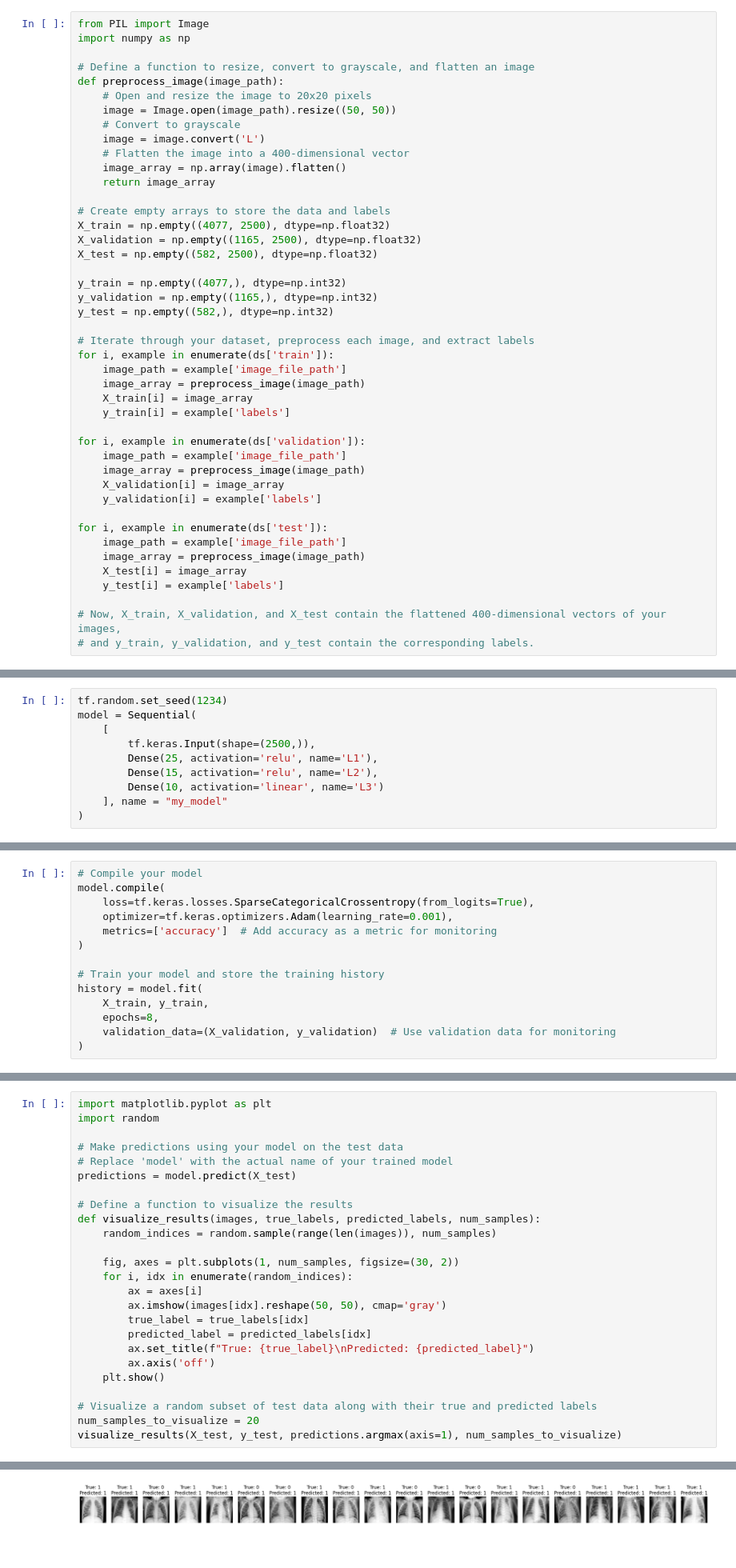
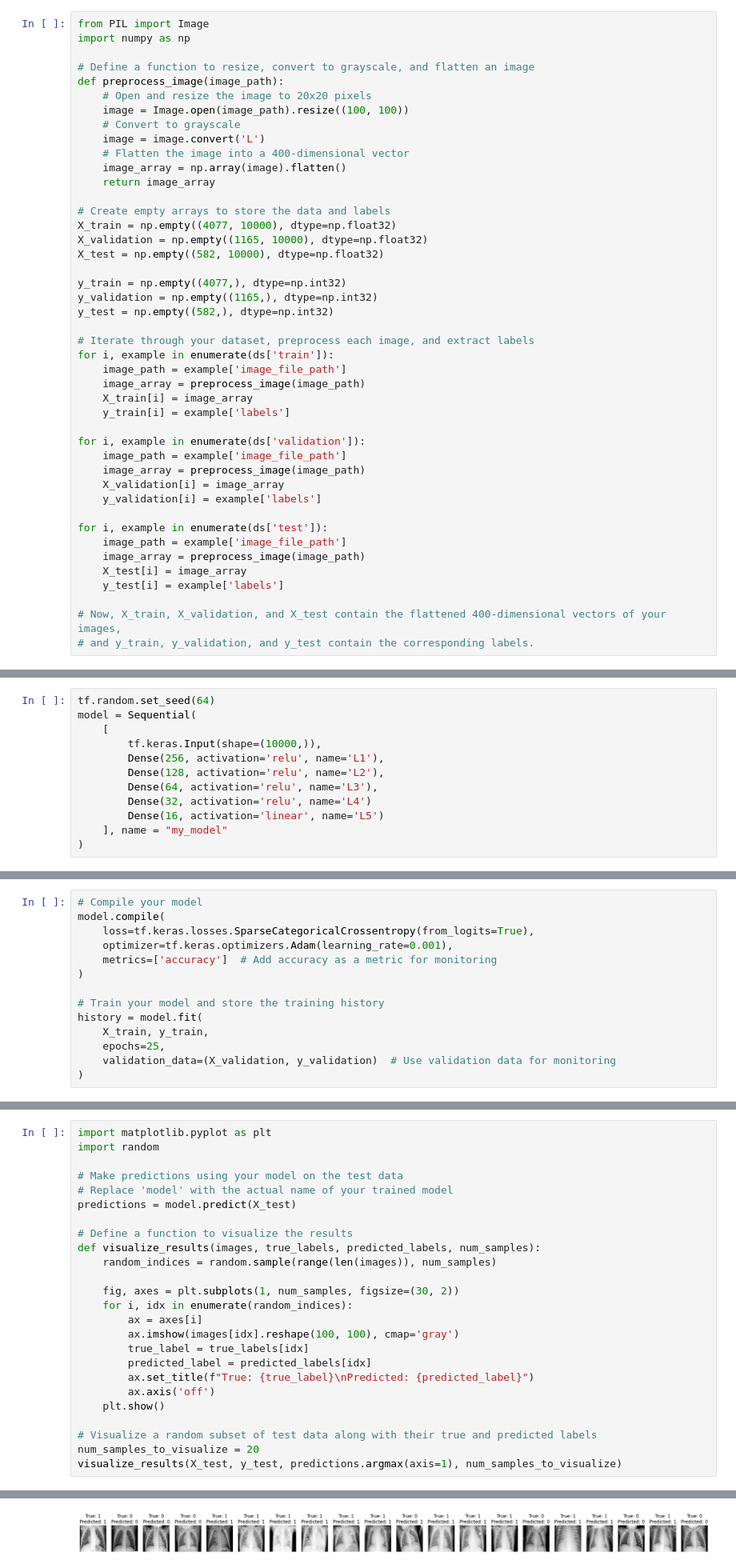
Before and after one commit to buisonanh/pneumonia-classification, a Jupyter notebook: model.ipynb, the cells around one changed output, grey strips where cells are left out. Shown: that part at 80% size. Drawn from its saved outputs; the diff is of its cells as text.

```diff
--- a/model.ipynb
+++ b/model.ipynb
@@ -47,7 +47,7 @@ import numpy as np
 # Define a function to resize, convert to grayscale, and flatten an image
 def preprocess_image(image_path):
     # Open and resize the image to 20x20 pixels
-    image = Image.open(image_path).resize((50, 50))
+    image = Image.open(image_path).resize((100, 100))
     # Convert to grayscale
     image = image.convert('L')
     # Flatten the image into a 400-dimensional vector
@@ -55,9 +55,9 @@ def preprocess_image(image_path):
     return image_array
 
 # Create empty arrays to store the data and labels
-X_train = np.empty((4077, 2500), dtype=np.float32)
-X_validation = np.empty((1165, 2500), dtype=np.float32)
-X_test = np.empty((582, 2500), dtype=np.float32)
+X_train = np.empty((4077, 10000), dtype=np.float32)
+X_validation = np.empty((1165, 10000), dtype=np.float32)
+X_test = np.empty((582, 10000), dtype=np.float32)
 
 y_train = np.empty((4077,), dtype=np.int32)
 y_validation = np.empty((1165,), dtype=np.int32)
@@ -116,12 +116,14 @@ visualize_random_data(X_train, y_train, num_samples_to_visualize)
 # %% [markdown]
 # **Neural Networks**
 # %%
-tf.random.set_seed(1234)
+tf.random.set_seed(64)
 model = Sequential(
     [
-        tf.keras.Input(shape=(2500,)),
-        Dense(25, activation='relu', name='L1'),
-        Dense(15, activation='relu', name='L2'),
-        Dense(10, activation='linear', name='L3')
+        tf.keras.Input(shape=(10000,)),
+        Dense(256, activation='relu', name='L1'),
+        Dense(128, activation='relu', name='L2'),
+        Dense(64, activation='relu', name='L3'),
+        Dense(32, activation='relu', name='L4')
+        Dense(16, activation='linear', name='L5')
     ], name = "my_model"
 )
@@ -168,7 +179,7 @@ model.compile(
 # Train your model and store the training history
 history = model.fit(
     X_train, y_train,
-    epochs=8,
+    epochs=25,
     validation_data=(X_validation, y_validation)  # Use validation data for monitoring
 )
 # %% [output]
@@ -227,7 +239,7 @@ def visualize_results(images, true_labels, predicted_labels, num_samples):
     fig, axes = plt.subplots(1, num_samples, figsize=(30, 2))
     for i, idx in enumerate(random_indices):
         ax = axes[i]
-        ax.imshow(images[idx].reshape(50, 50), cmap='gray')
+        ax.imshow(images[idx].reshape(100, 100), cmap='gray')
         true_label = true_labels[idx]
         predicted_label = predicted_labels[idx]
         ax.set_title(f"True: {true_label}\nPredicted: {predicted_label}")
@@ -242,4 +254,4 @@ visualize_results(X_test, y_test, predictions.argmax(axis=1), num_samples_to_vis
-[figure, old version]
+[figure, new version]
 # %%
 from sklearn.metrics import confusion_matrix
 import seaborn as sns
```
Also changed, not shown: parts of 10 cells of this notebook.
